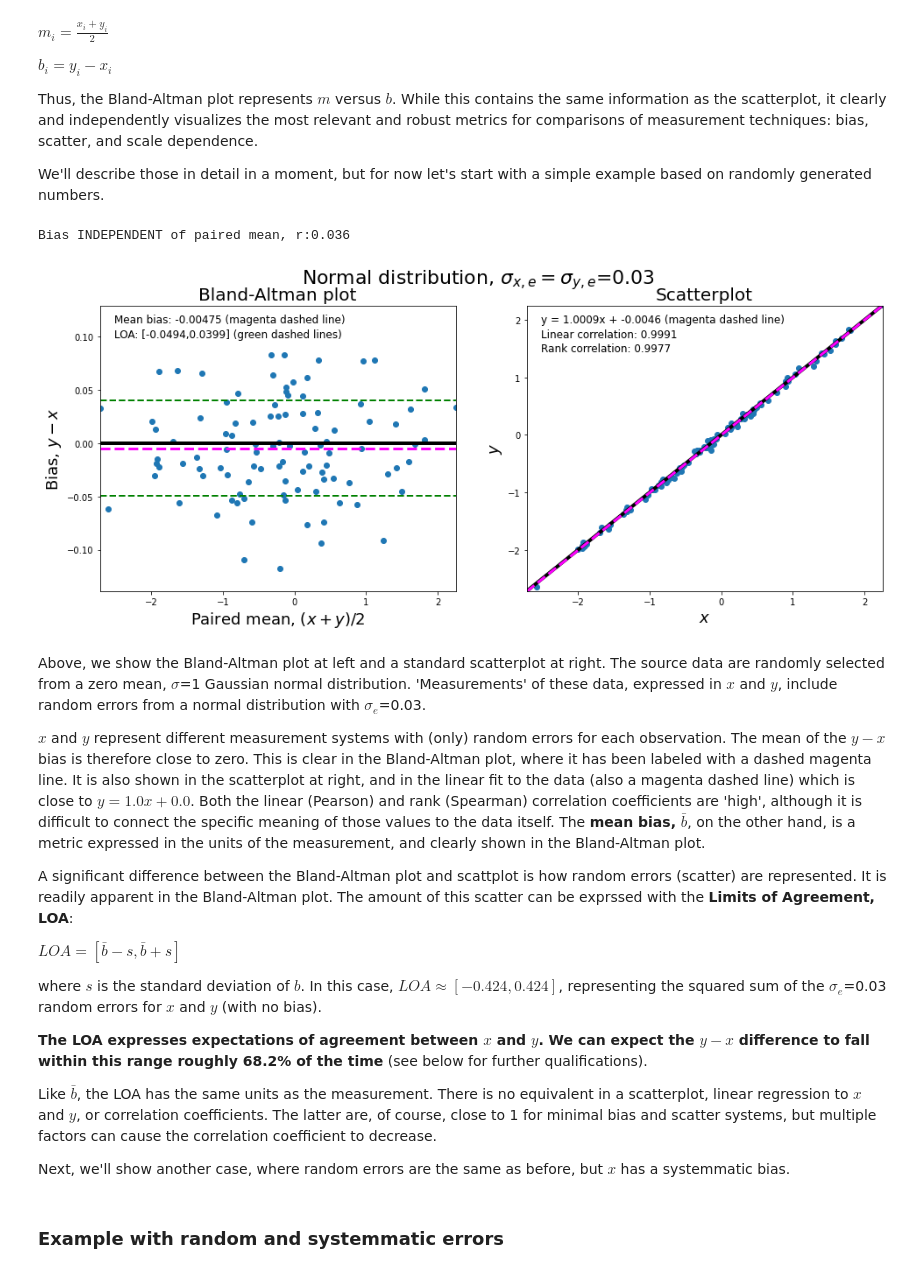
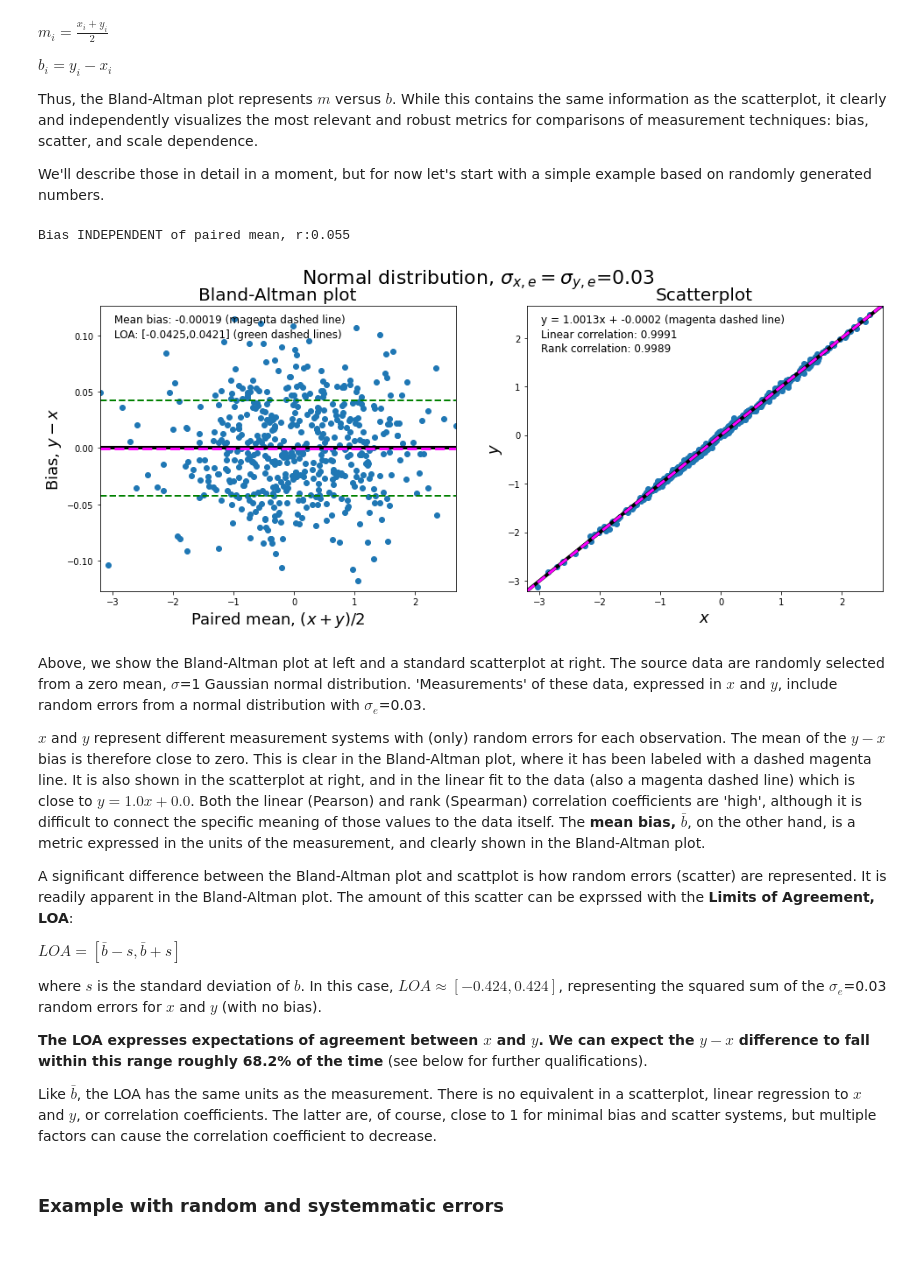
Before and after one commit to knobelsp/BlandAltman, a Jupyter notebook: BlandAltman.ipynb, the cells around one changed output. Cells and saved outputs as stored; diff of their text form; code cells hidden in the pictures.

```diff
--- a/BlandAltman.ipynb
+++ b/BlandAltman.ipynb
@@ -198,20 +198,20 @@ Thus, the Bland-Altman plot represents $m$ versus $b$. While this contains the s
 
 We'll describe those in detail in a moment, but for now let's start with a simple example based on randomly generated numbers.
 # %%
-leng=100 #this is how many data points will be in the example
+leng=500 #this is how many data points will be in the example
 source=np.random.standard_normal(size=(leng)) #this is the true value
 random_error=0.03 #set a random error of 3% as wide as a standard normal distribution
 
 xx_error_rand=random_error*np.random.standard_normal(size=(leng)) #generate random error for measurement x
 xx= source + xx_error_rand #x is the true value (source) plus random errors
 
 yy_error_rand=random_error*np.random.standard_normal(size=(leng)) #generate random error for measurement x
 yy= source + yy_error_rand #y is the true value (source) plus random errors
 
 plot_BAvsScat(xx,yy,label='Normal distribution, $\sigma_{x,e}=\sigma_{y,e}$=0.03',scat=1)
 # %% [output]
-Bias INDEPENDENT of paired mean, r:0.036
+Bias INDEPENDENT of paired mean, r:0.055
-[figure, old version]
+[figure, new version]
 # %% [markdown]
 Above, we show the Bland-Altman plot at left and a standard scatterplot at right. The source data are randomly selected from a zero mean, $\sigma$=1 Gaussian normal distribution. 'Measurements' of these data, expressed in $x$ and $y$, include random errors from a normal distribution with $\sigma_e$=0.03.
 
@@ -226,7 +226,5 @@ where $s$ is the standard deviation of $b$. In this case, $LOA \approx [-0.424,
 **The LOA expresses expectations of agreement between $x$ and $y$. We can expect the $y-x$ difference to fall within this range roughly 68.2% of the time** (see below for further qualifications).
 
 Like $\bar{b}$, the LOA has the same units as the measurement. There is no equivalent in a scatterplot, linear regression to $x$ and $y$, or correlation coefficients. The latter are, of course, close to 1 for minimal bias and scatter systems, but multiple factors can cause the correlation coefficient to decrease.
-
-Next, we'll show another case, where random errors are the same as before, but $x$ has a systemmatic bias.
 # %% [markdown]
 ### Example with random and systemmatic errors
```
Also changed, not shown: parts of 3 cells of this notebook.
